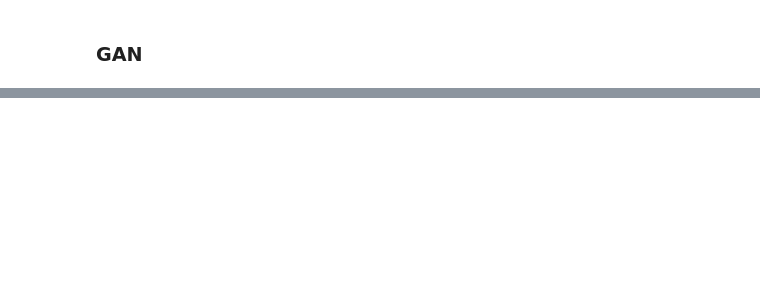
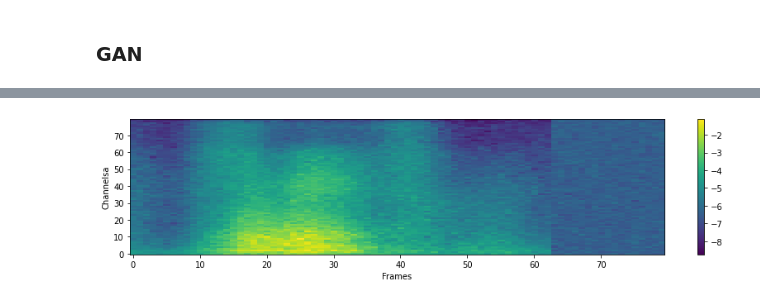
Before and after one commit to shivammehta25/Speech-Reconstruction, a Jupyter notebook: generating_VAE.ipynb, the cells around one changed output, grey strips where cells are left out. Drawn from its saved outputs; the diff is of its cells as text; code cells hidden in the pictures; blank space fills up the shorter version.

```diff
--- a/generating_VAE.ipynb
+++ b/generating_VAE.ipynb
@@ -109,0 +127,23 @@ ipd.Audio(audio[0].data.cpu().numpy(), rate=gan_model.hparams.sampling_rate)
+# %%
+checkpoint_path = 'checkpoints/DCGAN-epoch=82-step=6888.ckpt'
+dc_gan_model = MelDCGANTrainer.load_from_checkpoint(checkpoint_path)
+_ = dc_gan_model.cuda().eval().half()
+# %%
+z = torch.randn(1, dc_gan_model.hparams.latent_size).cuda().half()
+# %%
+with torch.no_grad():
+    output_dc_gan = dc_gan_model(z)
+# %%
+fig, ax = plt.subplots(figsize=(12, 3))
+im = ax.imshow(dc_gan_model.normalizer.inverse_normalize(output_dc_gan).squeeze().T.cpu().float(), aspect="auto", origin="lower",
+               interpolation='none')
+plt.colorbar(im, ax=ax)
+plt.xlabel("Frames")
+plt.ylabel("Channelsa")
+plt.tight_layout()
+
+fig.canvas.draw()
+plt.show()
+plt.close()
+# %% [output]
+[figure, added]
```
Also changed, not shown: parts of 8 cells of this notebook, 5 other files.
